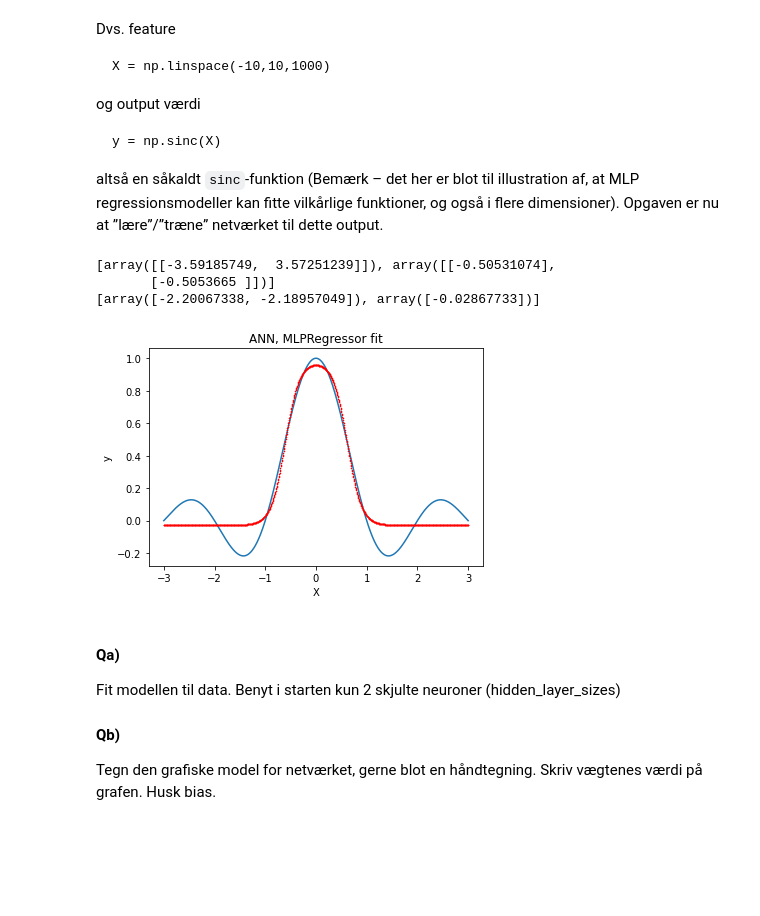
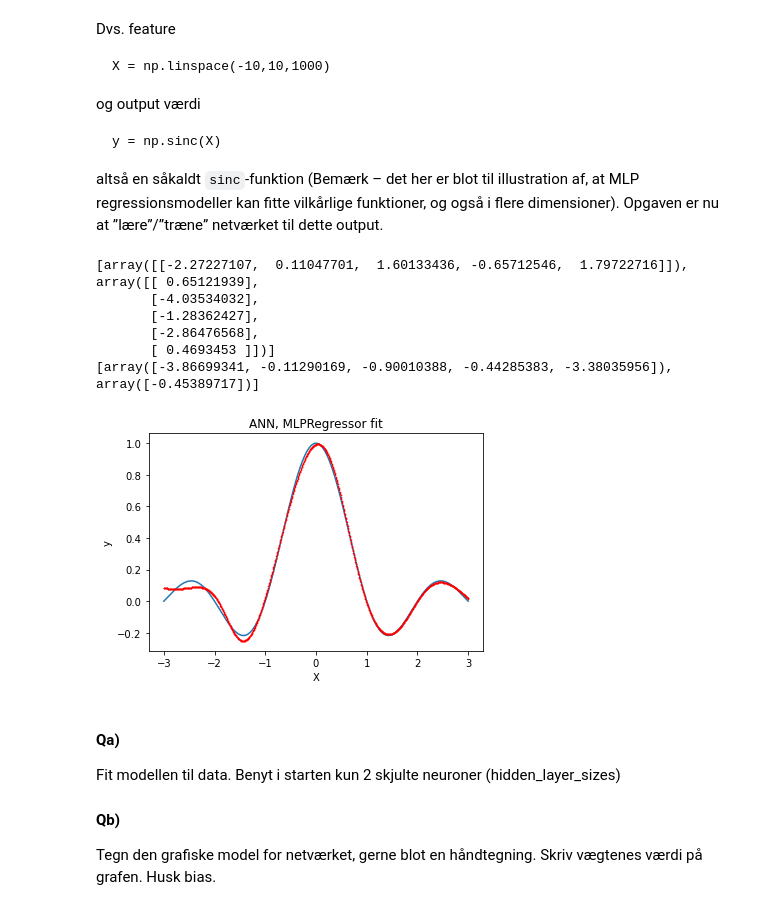
Before and after one commit to MariusHBovbjerg/MAL-opgaver, a Jupyter notebook: Opgaver/L6-opgave/ANN.ipynb, the cells around one changed output. Drawn from its saved outputs; the diff is of its cells as text; code cells hidden in the pictures; blank space fills up the shorter version.

```diff
--- a/Opgaver/L6-opgave/ANN.ipynb
+++ b/Opgaver/L6-opgave/ANN.ipynb
@@ -65,35 +69,38 @@ altså en såkaldt `sinc`-funktion (Bemærk – det her er blot til illustration
 # %%
 # Data and plot generation for ANN Exercise..
 
 #%% data 2 - Til øvelserne..
 X = np.linspace(-3,3,1000)
 y = np.sinc(X)
 
 
 X = X.reshape(-1,1) # Scikit-algoritmer kræver (:,1)-format
 
 #%% fit model
 mlp = MLPRegressor(activation = 'tanh',    # aktiveringsfunktion
-                   hidden_layer_sizes = 2, # antal skjulte neuroner
+                   hidden_layer_sizes = 5, # antal skjulte neuroner
                    alpha = 1e-5,           # regulariseringsparameter, her meget lille
                    solver = 'lbfgs',       # quasi-Newton solver
                    max_iter=1000,
                    verbose = True)
 mlp.fit(X, y)
 
 plt.plot(X ,y)
 plt.plot(X, mlp.predict(X), 'rx', ms=1)
 plt.xlabel('X')
 plt.ylabel('y')
 plt.title("ANN, MLPRegressor fit")
 
 print(mlp.coefs_)      # w-parametre
 print(mlp.intercepts_) # = bias led
 # %% [output]
-[array([[-3.59185749,  3.57251239]]), array([[-0.50531074],
-       [-0.5053665 ]])]
-[array([-2.20067338, -2.18957049]), array([-0.02867733])]
+[array([[-2.27227107,  0.11047701,  1.60133436, -0.65712546,  1.79722716]]), array([[ 0.65121939],
+       [-4.03534032],
+       [-1.28362427],
+       [-2.86476568],
+       [ 0.4693453 ]])]
+[array([-3.86699341, -0.11290169, -0.90010388, -0.44285383, -3.38035956]), array([-0.45389717])]
-[figure, old version]
+[figure, new version]
 # %% [markdown]
 #### Qa)
 
```
Also changed, not shown: parts of 2 cells of this notebook.
